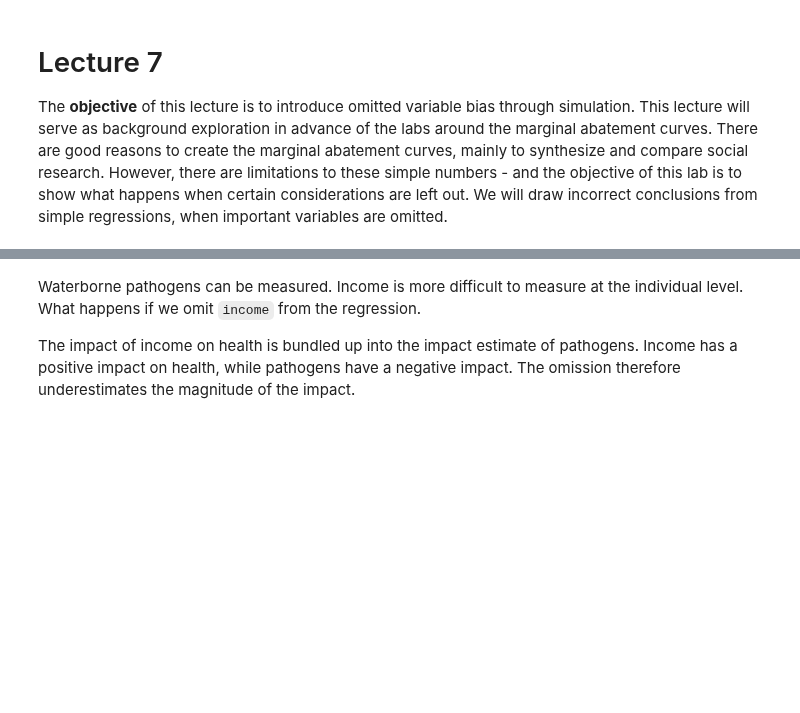
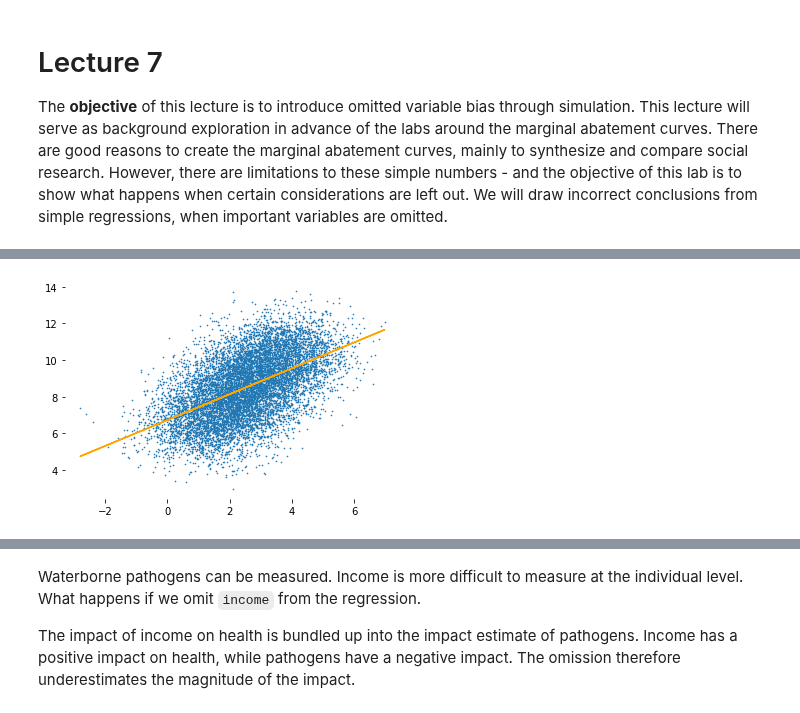
Before and after one commit to ds-modules/DATA88-SP22, a Jupyter notebook: Lecture7/lecture7.ipynb, the cells around one changed output, grey strips where cells are left out. Cells and saved outputs as stored; diff of their text form; code cells hidden in the pictures; blank space fills up the shorter version.

```diff
--- a/Lecture7/lecture7.ipynb
+++ b/Lecture7/lecture7.ipynb
@@ -69,3 +95,24 @@ df
+# %%
+plt.scatter(
+    df.income,
+    df.pathogen,
+    s=0.4
+)
+
+result = sm.ols(formula="pathogen ~ income", data=df).fit()
+m = result.params["income"]
+b = result.params["Intercept"]
+
+plt.plot(
+    df.income,
+    m * df.income + b,
+    color="orange"
+)
+
+
+plt.box(on=None)
+# %% [output]
+[figure, added]
 # %%
 import statsmodels.formula.api as sm
 
```
Also changed, not shown: parts of 16 cells of this notebook.
